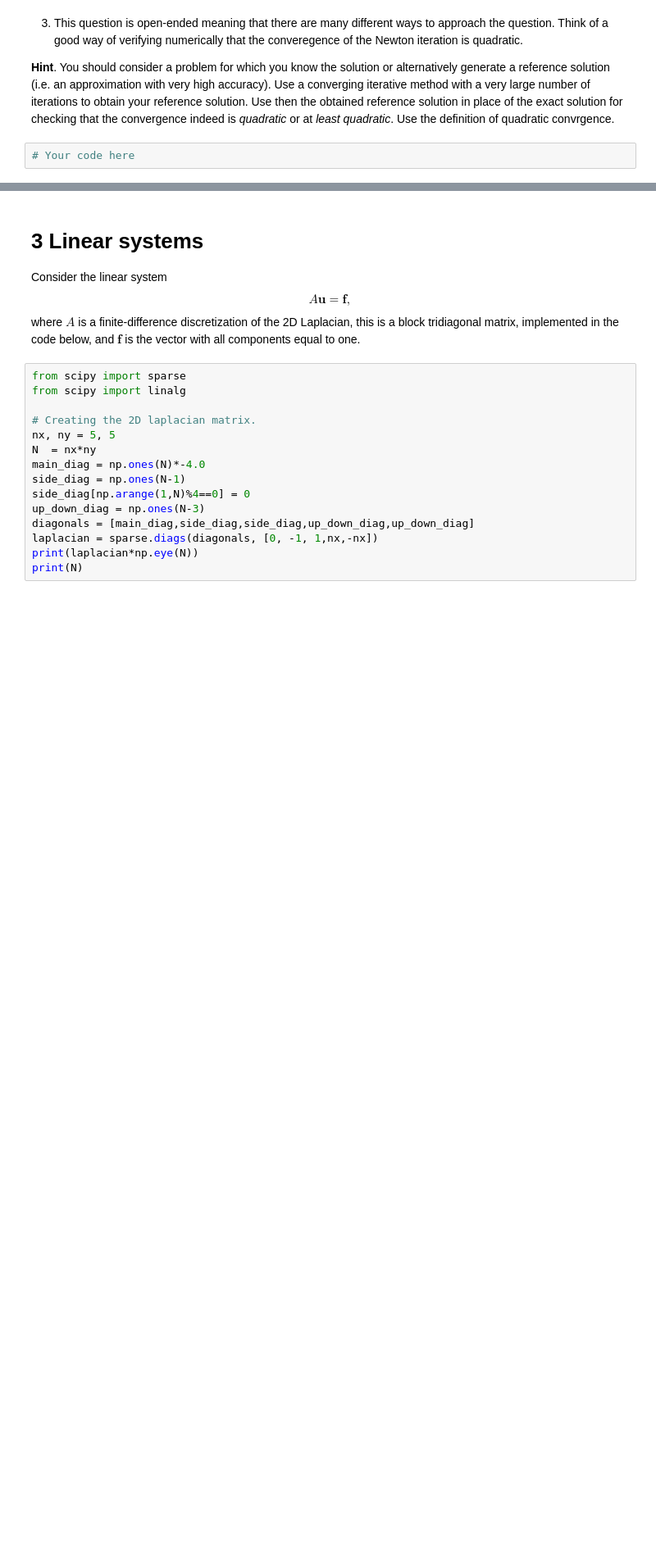
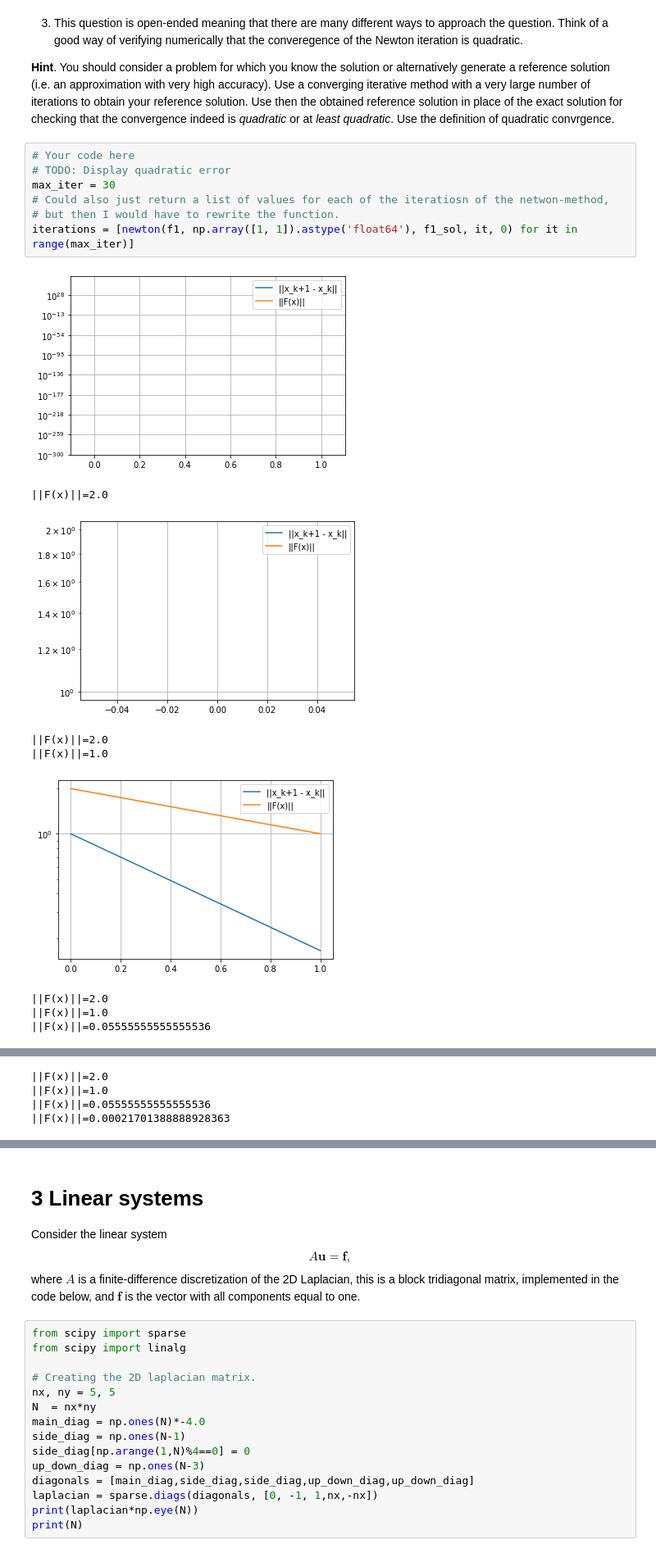
Before and after one commit to Agnar22/NumericalMethods, a Jupyter notebook: Project-part1-fix1.ipynb, the cells around one changed output, grey strips where cells are left out. Shown at 82% size. Drawn from its saved outputs; the diff is of its cells as text; blank space fills up the shorter version.

```diff
--- a/Project-part1-fix1.ipynb
+++ b/Project-part1-fix1.ipynb
@@ -126,5 +257,20 @@ def newton(F, x0, x, maxIter):
 Think of a good way of verifying numerically that the converegence of the Newton iteration is quadratic.
 
 **Hint**. You should consider a problem for which you know the solution or alternatively generate a reference solution (i.e. an approximation with very high accuracy). Use a converging iterative method with a very large number of iterations to obtain your reference solution. Use then the obtained reference solution in place of the exact solution for checking that the convergence indeed is *quadratic* or at *least quadratic*. Use the definition of quadratic convrgence.
-# %%
-# Your code here
+# %%
+# Your code here
+# TODO: Display quadratic error
+max_iter = 30
+# Could also just return a list of values for each of the iteratiosn of the netwon-method,
+# but then I would have to rewrite the function.
+iterations = [newton(f1, np.array([1, 1]).astype('float64'), f1_sol, it, 0) for it in range(max_iter)]
+# %% [output]
+[figure, added]
+||F(x)||=2.0
+[figure, added]
+||F(x)||=2.0
+||F(x)||=1.0
+[figure, added]
+||F(x)||=2.0
+||F(x)||=1.0
+||F(x)||=0.05555555555555536
@@ -130,0 +278,4 @@ Think of a good way of verifying numerically that the converegence of the Newton
+||F(x)||=2.0
+||F(x)||=1.0
+||F(x)||=0.05555555555555536
+||F(x)||=0.00021701388888928363
```
Also changed, not shown: parts of 13 cells of this notebook.
